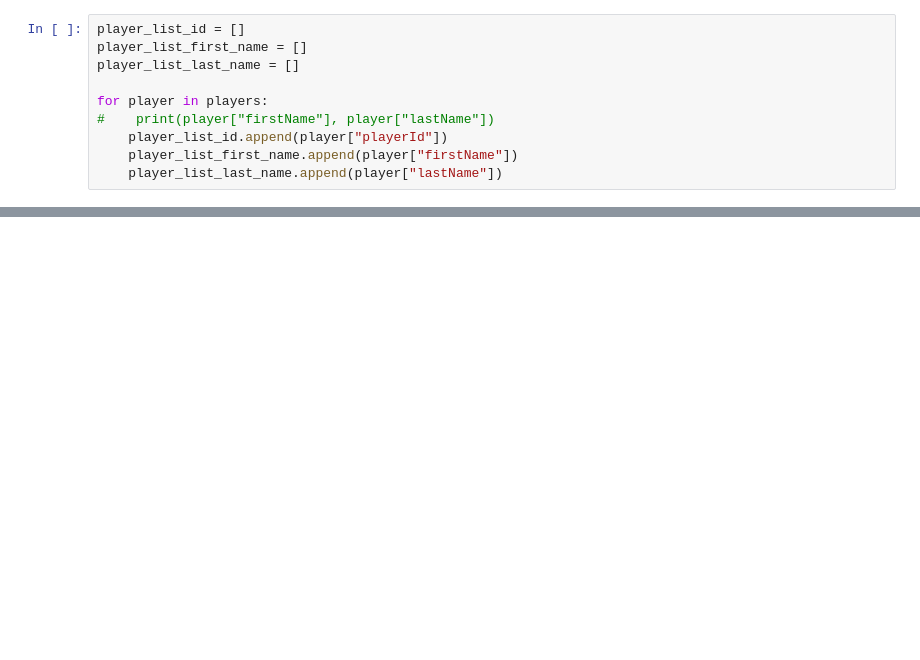
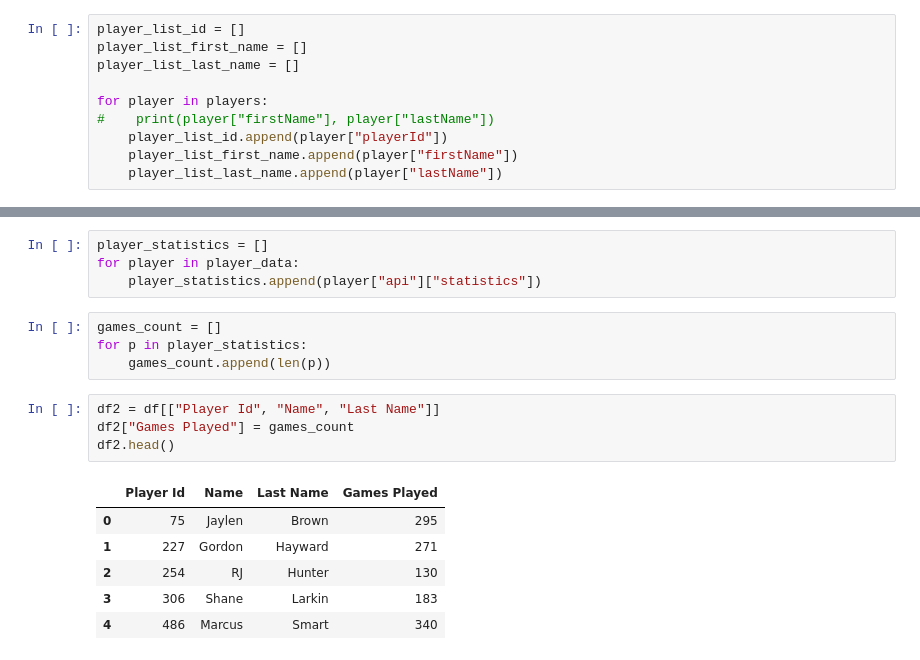
Before and after one commit to Fernandarangel23/Project-1---The-Jordans, a Jupyter notebook: NBA_API.ipynb, the cells around one changed output, grey strips where cells are left out. Cells and saved outputs as stored; diff of their text form; blank space fills up the shorter version.

```diff
--- a/NBA_API.ipynb
+++ b/NBA_API.ipynb
@@ -60,0 +123,19 @@ df
+# %%
+player_statistics = []
+for player in player_data:
+    player_statistics.append(player["api"]["statistics"])
+# %%
+games_count = []
+for p in player_statistics:
+    games_count.append(len(p))
+# %%
+df2 = df[["Player Id", "Name", "Last Name"]]
+df2["Games Played"] = games_count
+df2.head()
+# %% [output]
+|  | Player Id | Name | Last Name | Games Played |
+| 0 | 75 | Jaylen | Brown | 295 |
+| 1 | 227 | Gordon | Hayward | 271 |
+| 2 | 254 | RJ | Hunter | 130 |
+| 3 | 306 | Shane | Larkin | 183 |
+| 4 | 486 | Marcus | Smart | 340 |
```
Also changed, not shown: parts of 22 cells of this notebook.
